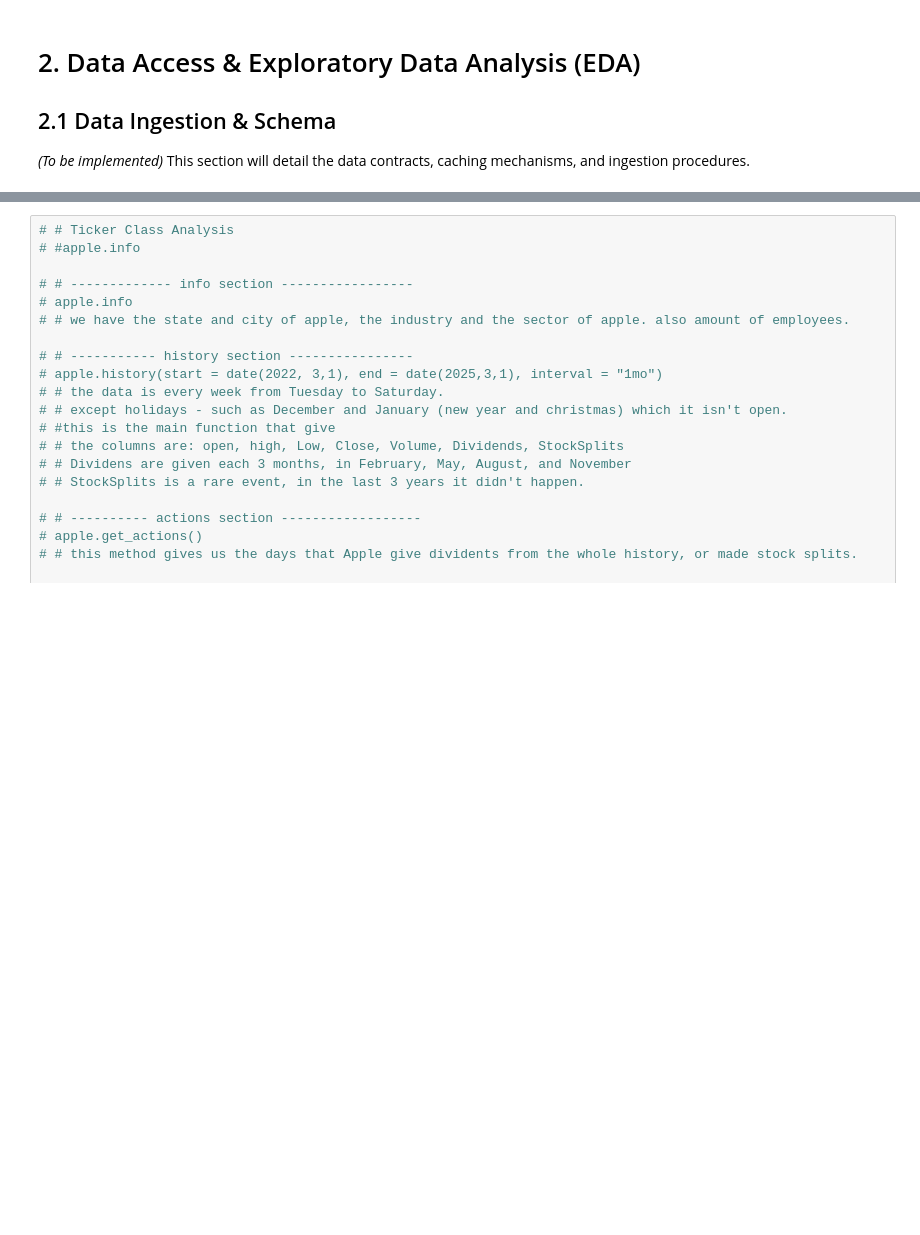
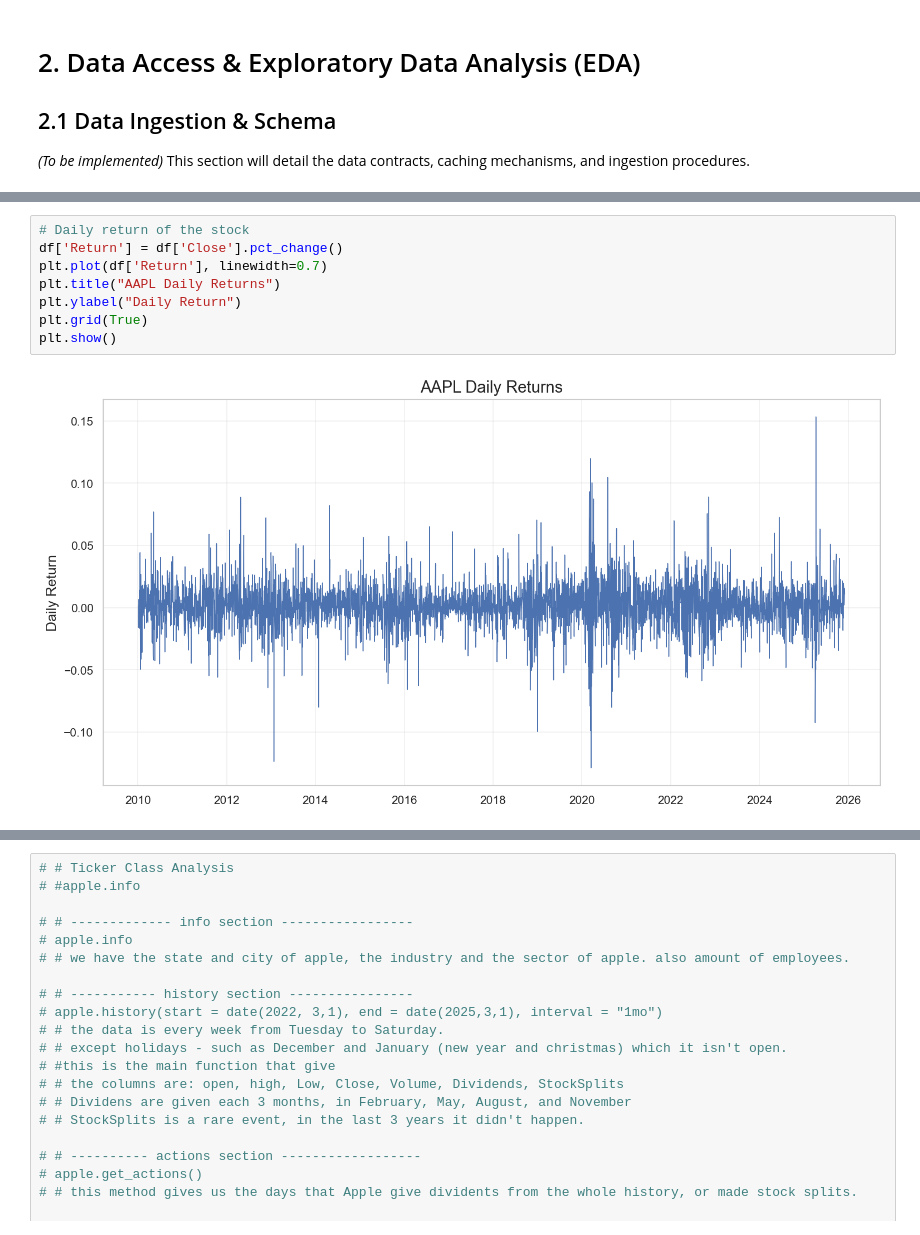
Before and after one commit to itaymutzafi/data-science-project, a Jupyter notebook: Final_Project_Report.ipynb, the cells around one changed output, grey strips where cells are left out. Cells and saved outputs as stored; diff of their text form; blank space fills up the shorter version.

```diff
--- a/Final_Project_Report.ipynb
+++ b/Final_Project_Report.ipynb
@@ -157,0 +209,10 @@ This section will detail the data contracts, caching mechanisms, and ingestion p
+# %%
+# Daily return of the stock
+df['Return'] = df['Close'].pct_change()
+plt.plot(df['Return'], linewidth=0.7)
+plt.title("AAPL Daily Returns")
+plt.ylabel("Daily Return")
+plt.grid(True)
+plt.show()
+# %% [output]
+[figure, added]
```
Also changed, not shown: parts of 17 cells of this notebook, 5 other files.
